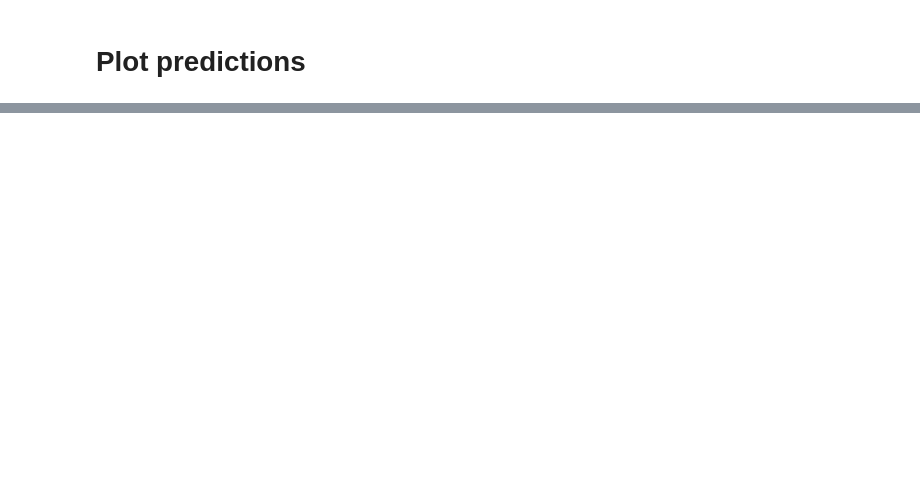
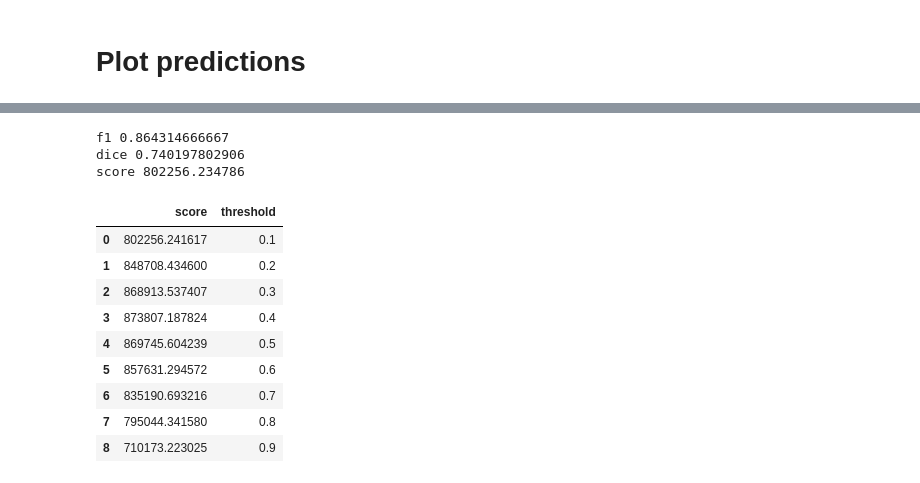
Before and after one commit to jgc128/topcoder_pathimage_segmentation, a Jupyter notebook: view_predictins.ipynb, the cells around one changed output, grey strips where cells are left out. Saved outputs shown, nothing was run; the diff lists cells and outputs as text; code cells hidden in the pictures; blank space fills up the shorter version.

```diff
--- a/view_predictins.ipynb
+++ b/view_predictins.ipynb
@@ -58,0 +90,9 @@ fig.tight_layout()
+# %%
+predictions_mask = np.zeros_like(predictions)
+predictions_mask[predictions>0.1] = 1
+
+score = topcoder_metric(masks, predictions_mask)
+# %% [output]
+f1 0.864314666667
+dice 0.740197802906
+score 802256.234786
@@ -58,0 +110,13 @@ fig.tight_layout()
+# %%
+threshold_data
+# %% [output]
+|  | score | threshold |
+| 0 | 802256.241617 | 0.1 |
+| 1 | 848708.434600 | 0.2 |
+| 2 | 868913.537407 | 0.3 |
+| 3 | 873807.187824 | 0.4 |
+| 4 | 869745.604239 | 0.5 |
+| 5 | 857631.294572 | 0.6 |
+| 6 | 835190.693216 | 0.7 |
+| 7 | 795044.341580 | 0.8 |
+| 8 | 710173.223025 | 0.9 |
```
Also changed, not shown: parts of 16 cells of this notebook, 6 other files.
